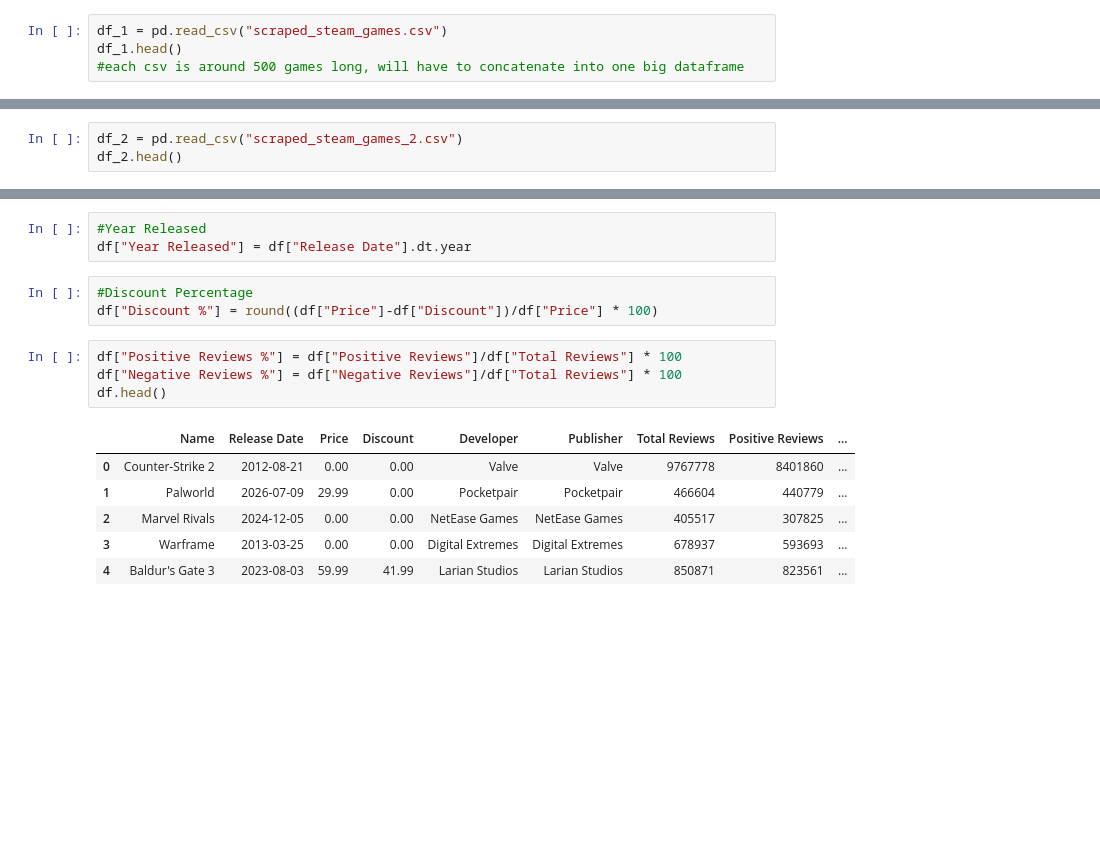
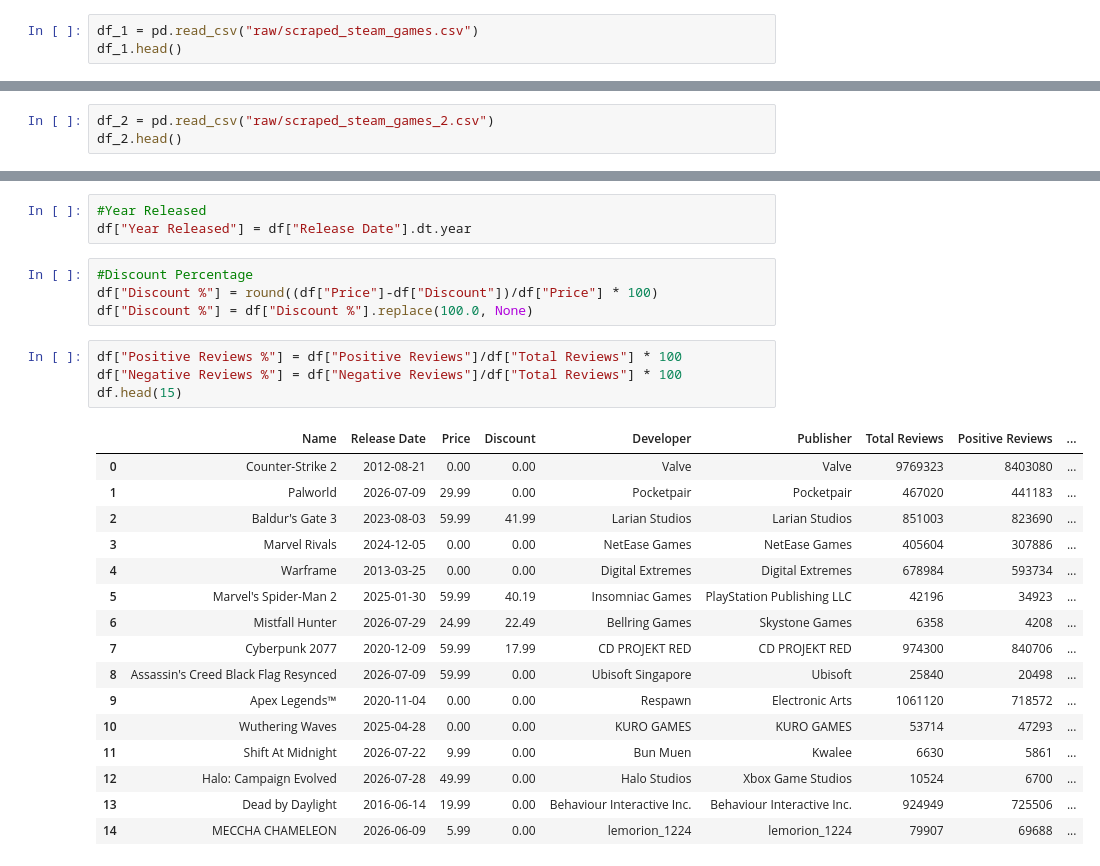
Before and after one commit to sens24/WebScraper, a Jupyter notebook: steam_analysis.ipynb, the cells around one changed output, grey strips where cells are left out. Saved outputs shown, nothing was run; the diff lists cells and outputs as text; blank space fills up the shorter version.

```diff
--- a/steam_analysis.ipynb
+++ b/steam_analysis.ipynb
@@ -5,8 +5,7 @@ import pandas as pd
 import matplotlib.pyplot as plt
 import seaborn as sns
 # %%
-df_1 = pd.read_csv("scraped_steam_games.csv")
+df_1 = pd.read_csv("raw/scraped_steam_games.csv")
 df_1.head()
-#each csv is around 500 games long, will have to concatenate into one big dataframe
 # %% [output]
 |  | Name | Release Date | Price | Discount | Developer | Publisher | Total Reviews | Positive Reviews | ... |
@@ -18,5 +17,5 @@ df_1.head()
 # %%
-df_2 = pd.read_csv("scraped_steam_games_2.csv")
+df_2 = pd.read_csv("raw/scraped_steam_games_2.csv")
 df_2.head()
 # %% [output]
 |  | Name | Release Date | Price | Discount | Developer | Publisher | Total Reviews | Positive Reviews | ... |
@@ -116,14 +115,25 @@ df["Year Released"] = df["Release Date"].dt.year
 # %%
 #Discount Percentage
 df["Discount %"] = round((df["Price"]-df["Discount"])/df["Price"] * 100)
+df["Discount %"] = df["Discount %"].replace(100.0, None)
 # %%
 df["Positive Reviews %"] = df["Positive Reviews"]/df["Total Reviews"] * 100
 df["Negative Reviews %"] = df["Negative Reviews"]/df["Total Reviews"] * 100
-df.head()
+df.head(15)
 # %% [output]
 |  | Name | Release Date | Price | Discount | Developer | Publisher | Total Reviews | Positive Reviews | ... |
-| 0 | Counter-Strike 2 | 2012-08-21 | 0.00 | 0.00 | Valve | Valve | 9767778 | 8401860 | ... |
-| 1 | Palworld | 2026-07-09 | 29.99 | 0.00 | Pocketpair | Pocketpair | 466604 | 440779 | ... |
-| 2 | Marvel Rivals | 2024-12-05 | 0.00 | 0.00 | NetEase Games | NetEase Games | 405517 | 307825 | ... |
-| 3 | Warframe | 2013-03-25 | 0.00 | 0.00 | Digital Extremes | Digital Extremes | 678937 | 593693 | ... |
-| 4 | Baldur's Gate 3 | 2023-08-03 | 59.99 | 41.99 | Larian Studios | Larian Studios | 850871 | 823561 | ... |
+| 0 | Counter-Strike 2 | 2012-08-21 | 0.00 | 0.00 | Valve | Valve | 9769323 | 8403080 | ... |
+| 1 | Palworld | 2026-07-09 | 29.99 | 0.00 | Pocketpair | Pocketpair | 467020 | 441183 | ... |
+| 2 | Baldur's Gate 3 | 2023-08-03 | 59.99 | 41.99 | Larian Studios | Larian Studios | 851003 | 823690 | ... |
+| 3 | Marvel Rivals | 2024-12-05 | 0.00 | 0.00 | NetEase Games | NetEase Games | 405604 | 307886 | ... |
+| 4 | Warframe | 2013-03-25 | 0.00 | 0.00 | Digital Extremes | Digital Extremes | 678984 | 593734 | ... |
+| 5 | Marvel's Spider-Man 2 | 2025-01-30 | 59.99 | 40.19 | Insomniac Games | PlayStation Publishing LLC | 42196 | 34923 | ... |
+| 6 | Mistfall Hunter | 2026-07-29 | 24.99 | 22.49 | Bellring Games | Skystone Games | 6358 | 4208 | ... |
+| 7 | Cyberpunk 2077 | 2020-12-09 | 59.99 | 17.99 | CD PROJEKT RED | CD PROJEKT RED | 974300 | 840706 | ... |
+| 8 | Assassin's Creed Black Flag Resynced | 2026-07-09 | 59.99 | 0.00 | Ubisoft Singapore | Ubisoft | 25840 | 20498 | ... |
+| 9 | Apex Legends™ | 2020-11-04 | 0.00 | 0.00 | Respawn | Electronic Arts | 1061120 | 718572 | ... |
+| 10 | Wuthering Waves | 2025-04-28 | 0.00 | 0.00 | KURO GAMES | KURO GAMES | 53714 | 47293 | ... |
+| 11 | Shift At Midnight | 2026-07-22 | 9.99 | 0.00 | Bun Muen | Kwalee | 6630 | 5861 | ... |
+| 12 | Halo: Campaign Evolved | 2026-07-28 | 49.99 | 0.00 | Halo Studios | Xbox Game Studios | 10524 | 6700 | ... |
+| 13 | Dead by Daylight | 2016-06-14 | 19.99 | 0.00 | Behaviour Interactive Inc. | Behaviour Interactive Inc. | 924949 | 725506 | ... |
+| 14 | MECCHA CHAMELEON | 2026-06-09 | 5.99 | 0.00 | lemorion_1224 | lemorion_1224 | 79907 | 69688 | ... |
```
Also changed, not shown: parts of 5 cells of this notebook, 8 other files.
